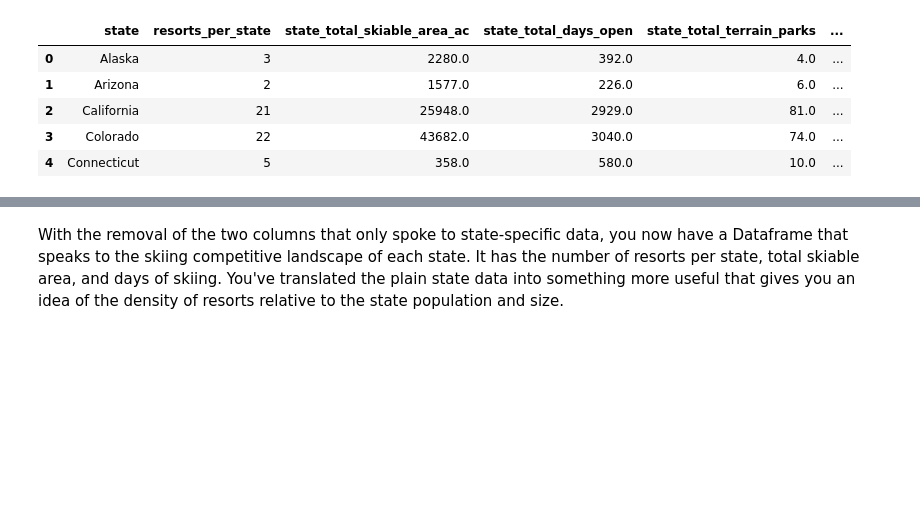
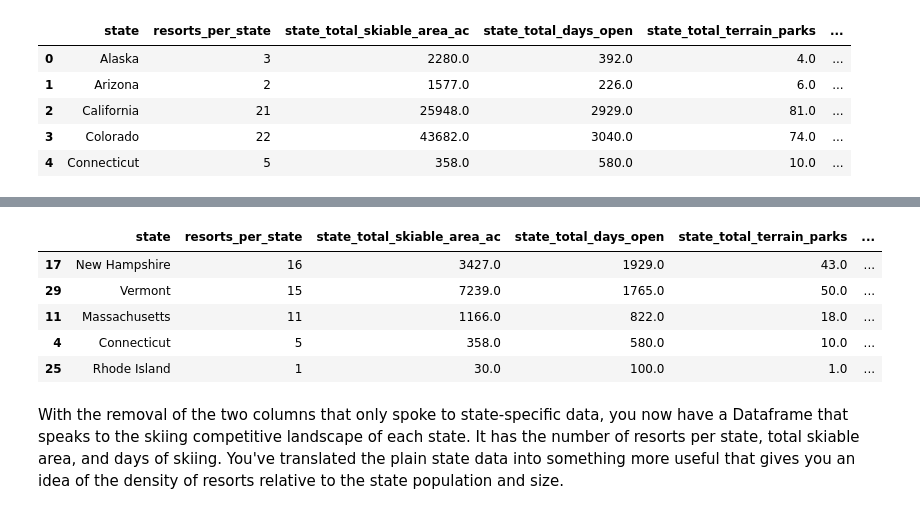
Before and after one commit to byongrakkim/DataScienceGuidedCapstone, a Jupyter notebook: Notebooks/03_exploratory_data_analysis.ipynb, the cells around one changed output, grey strips where cells are left out. Saved outputs shown, nothing was run; the diff lists cells and outputs as text; code cells hidden in the pictures; blank space fills up the shorter version.

```diff
--- a/Notebooks/03_exploratory_data_analysis.ipynb
+++ b/Notebooks/03_exploratory_data_analysis.ipynb
@@ -279,3 +312,12 @@ state_summary.head()
+# %%
+state_summary.sort_values('resorts_per_100ksq_mile', ascending=False).head()
+# %% [output]
+|  | state | resorts_per_state | state_total_skiable_area_ac | state_total_days_open | state_total_terrain_parks | ... |
+| 17 | New Hampshire | 16 | 3427.0 | 1929.0 | 43.0 | ... |
+| 29 | Vermont | 15 | 7239.0 | 1765.0 | 50.0 | ... |
+| 11 | Massachusetts | 11 | 1166.0 | 822.0 | 18.0 | ... |
+| 4 | Connecticut | 5 | 358.0 | 580.0 | 10.0 | ... |
+| 25 | Rhode Island | 1 | 30.0 | 100.0 | 1.0 | ... |
 # %% [markdown]
 With the removal of the two columns that only spoke to state-specific data, you now have a Dataframe that speaks to the skiing competitive landscape of each state. It has the number of resorts per state, total skiable area, and days of skiing. You've translated the plain state data into something more useful that gives you an idea of the density of resorts relative to the state population and size.
 # %% [markdown]
```
Also changed, not shown: parts of 16 cells of this notebook.
